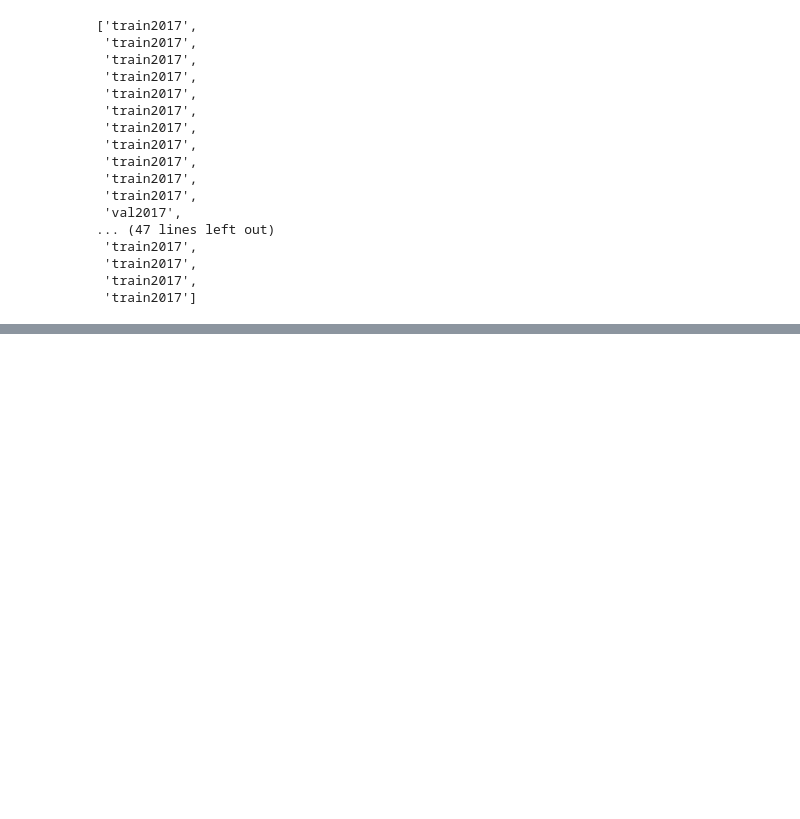
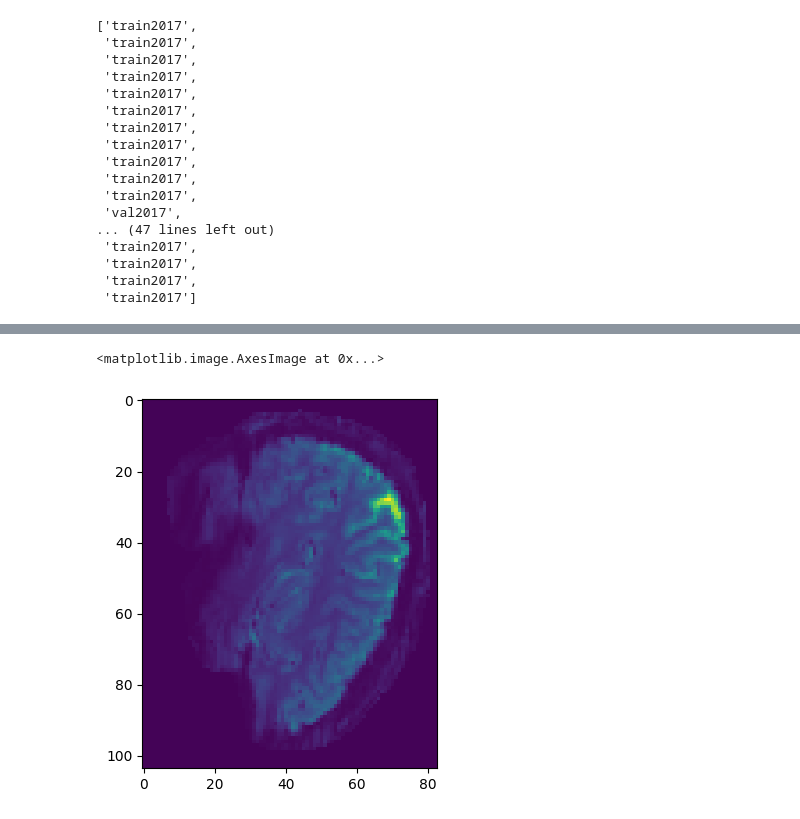
Before and after one commit to Haoyu-Hu/Multimodal-Brain-Decoding, a Jupyter notebook: test.ipynb, the cells around one changed output, grey strips where cells are left out. Saved outputs shown, nothing was run; the diff lists cells and outputs as text; code cells hidden in the pictures; blank space fills up the shorter version.

```diff
--- a/test.ipynb
+++ b/test.ipynb
@@ -411,0 +442,5 @@ AttributeError: 'list' object has no attribute 'shape'
+# %%
+plt.imshow(temp[0]['fmri'][20,:,:])
+# %% [output]
+<matplotlib.image.AxesImage at 0x...>
+[figure, added]
```
Also changed, not shown: parts of 15 cells of this notebook.
